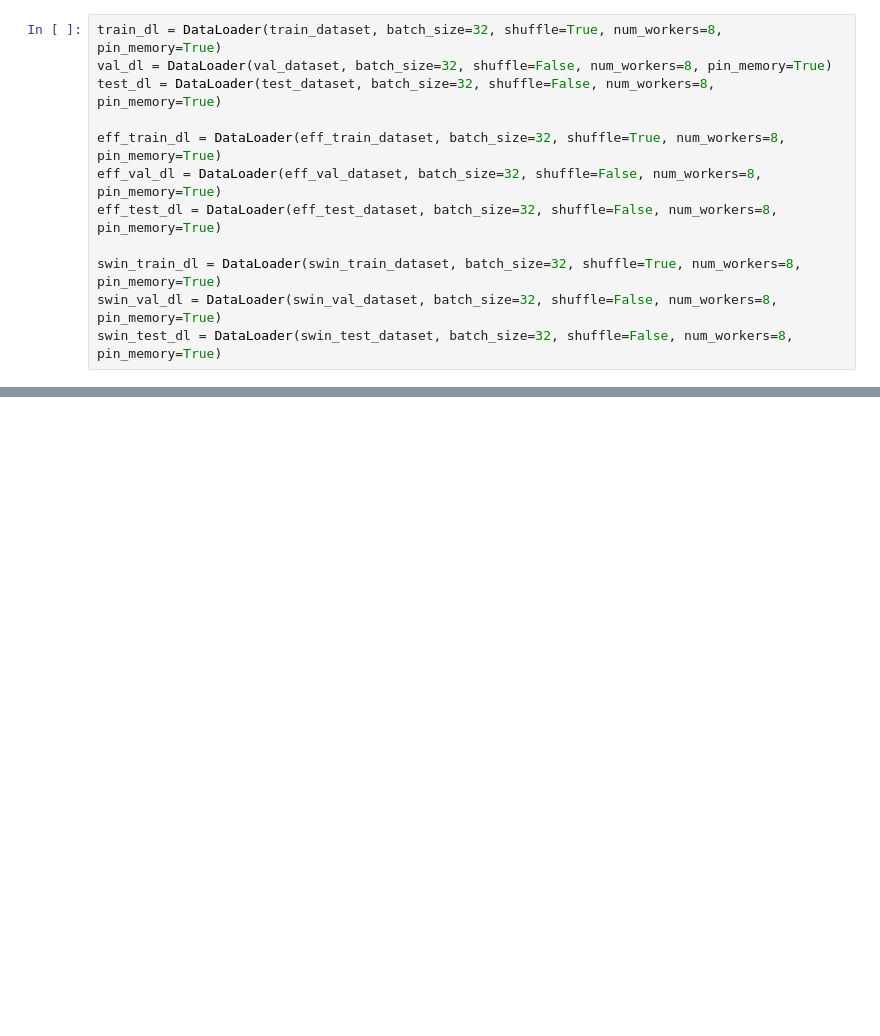
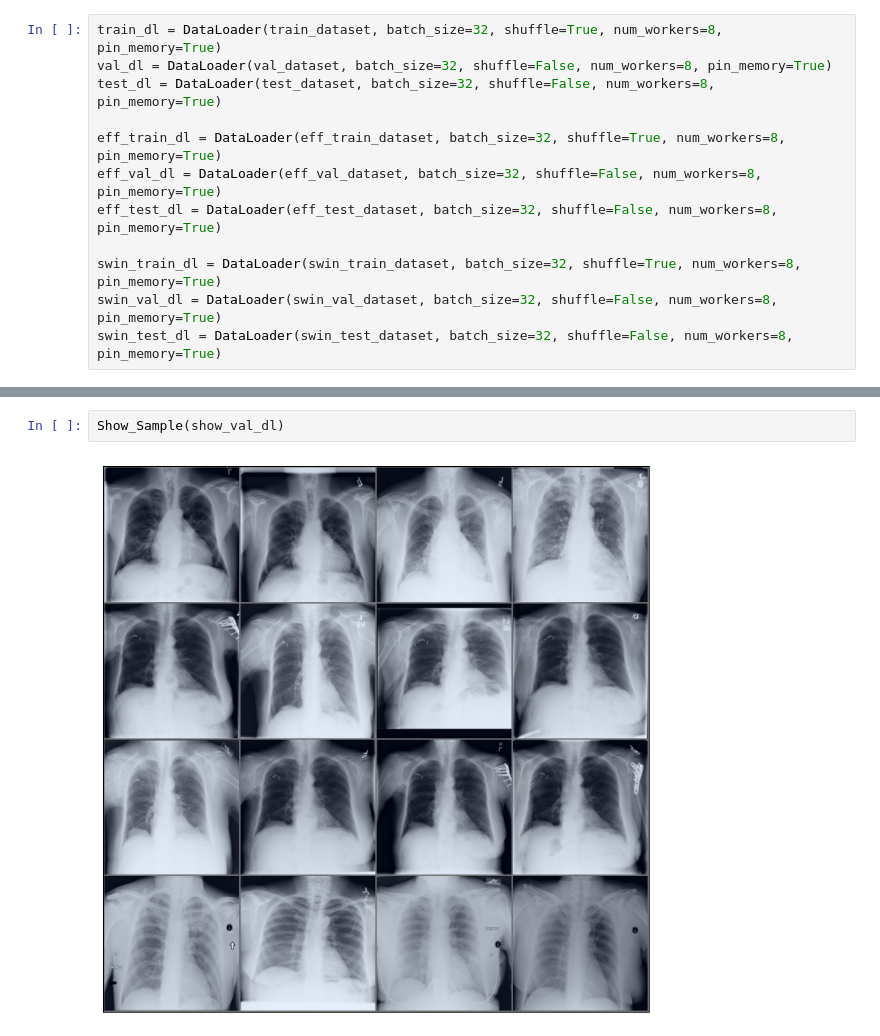
Before and after one commit to abdubakr77/chest-xray-multilabel-classification, a Jupyter notebook: notebooks/02_preprocessing.ipynb, the cells around one changed output, grey strips where cells are left out. Drawn from its saved outputs; the diff is of its cells as text; blank space fills up the shorter version.

```diff
--- a/notebooks/02_preprocessing.ipynb
+++ b/notebooks/02_preprocessing.ipynb
@@ -209,0 +236,4 @@ swin_test_dl = DataLoader(swin_test_dataset, batch_size=32, shuffle=False, num_w
+# %%
+Show_Sample(show_val_dl)
+# %% [output]
+[figure, added]
```
Also changed, not shown: parts of 5 cells of this notebook.
